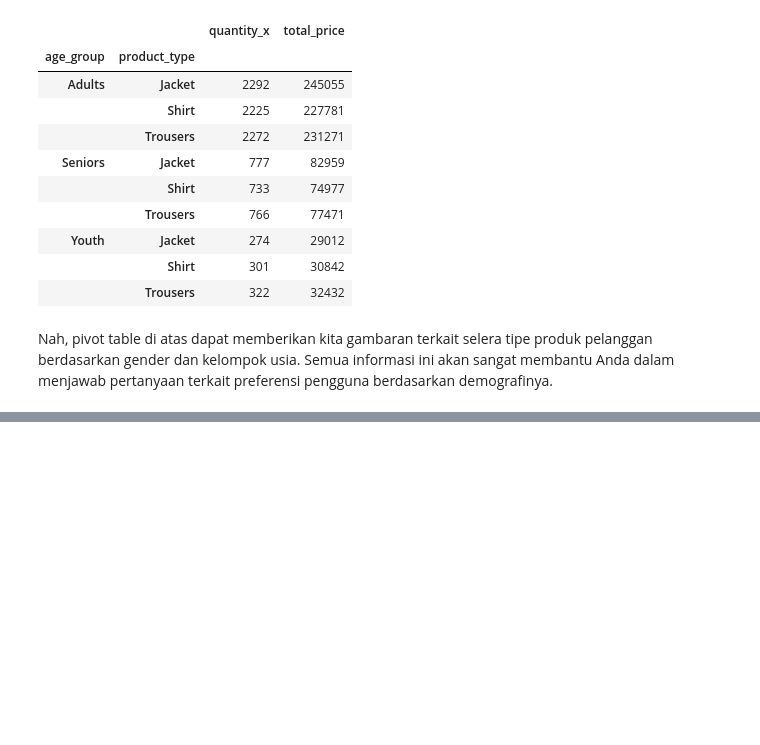
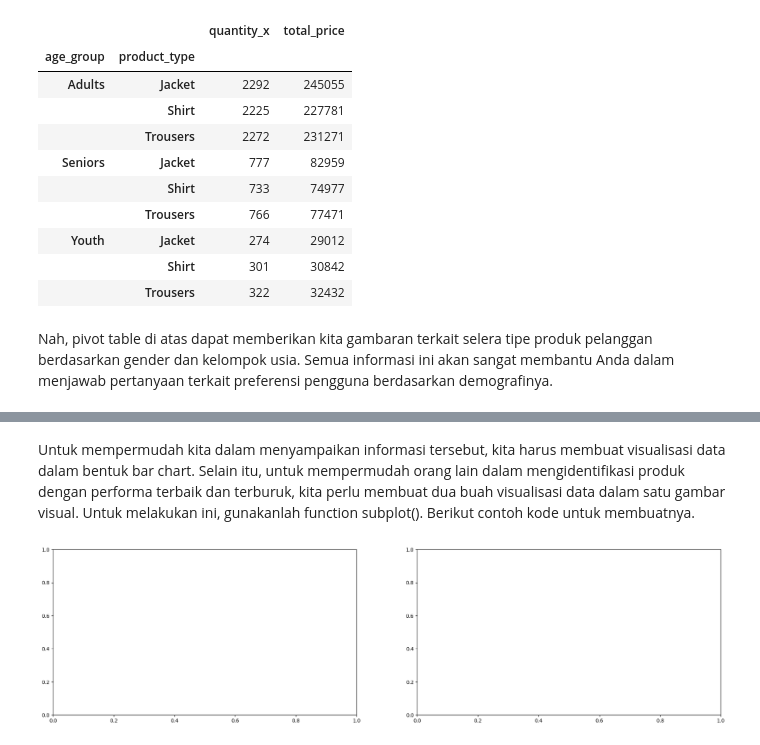
Before and after one commit to meliasyuhada/Learning_Data_Science, a Jupyter notebook: Latihan_Data_Science.ipynb, the cells around one changed output, grey strips where cells are left out. Saved outputs shown, nothing was run; the diff lists cells and outputs as text; code cells hidden in the pictures; blank space fills up the shorter version.

```diff
--- a/Latihan_Data_Science.ipynb
+++ b/Latihan_Data_Science.ipynb
@@ -1116,0 +1260,6 @@ preferensi pengguna berdasarkan demografinya.
+# %% [markdown]
+Untuk mempermudah kita dalam menyampaikan informasi tersebut, kita harus membuat visualisasi data dalam bentuk bar chart. Selain itu, untuk mempermudah orang lain dalam mengidentifikasi produk dengan performa terbaik dan terburuk, kita perlu membuat dua buah visualisasi data dalam satu gambar visual. Untuk melakukan ini, gunakanlah function subplot(). Berikut contoh kode untuk membuatnya.
+# %%
+fig, ax = plt.subplots(nrows=1, ncols=2, figsize=(24, 6))
+# %% [output]
+[figure, added]
```
Also changed, not shown: parts of 29 cells of this notebook.
